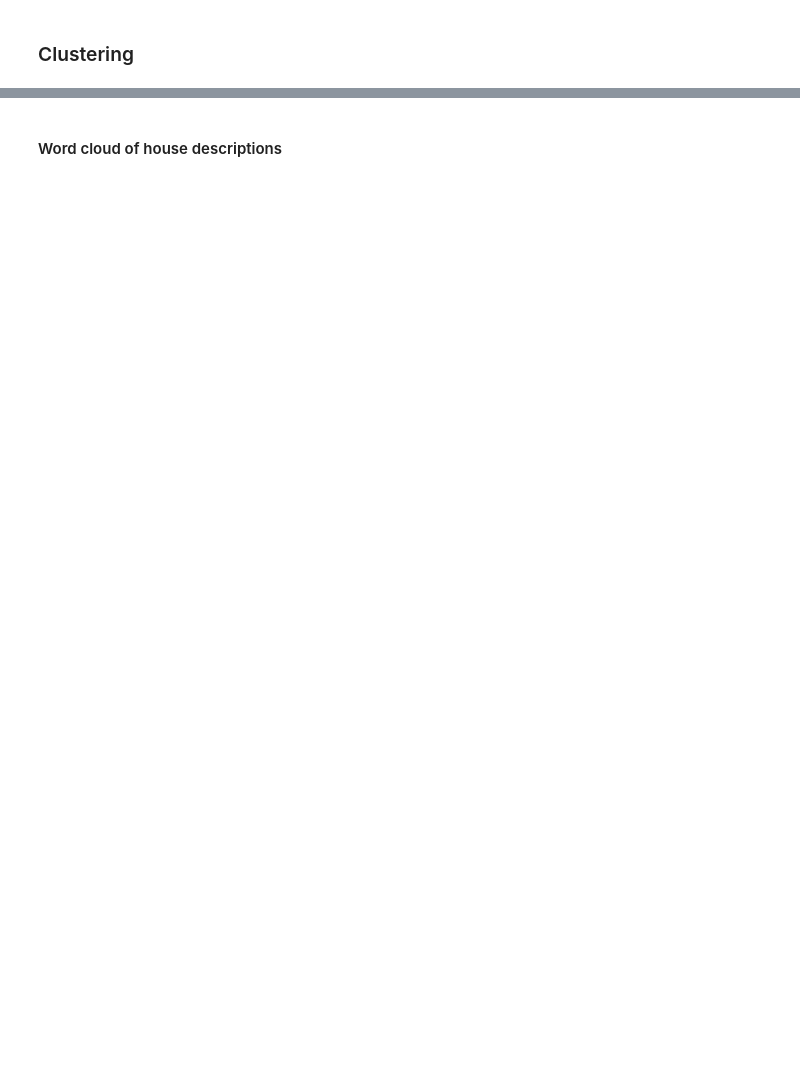
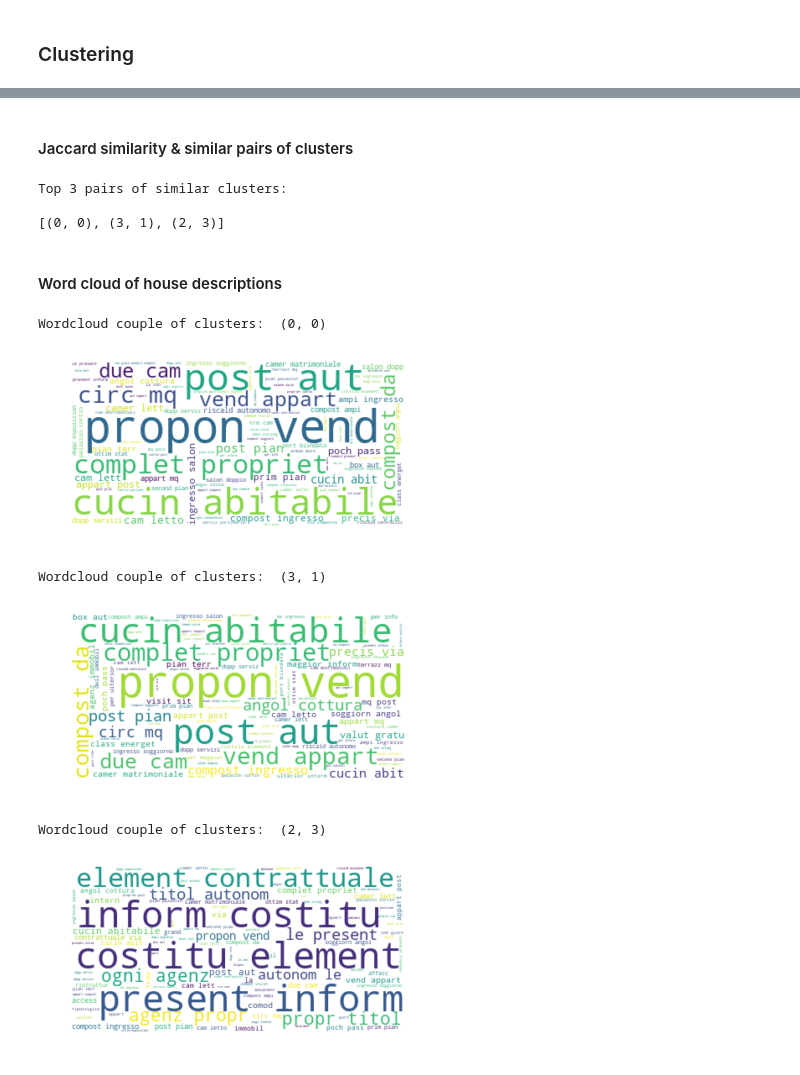
Before and after one commit to Wuj94/ADM_HW4, a Jupyter notebook: Homework_4.ipynb, the cells around one changed output, grey strips where cells are left out. Drawn from its saved outputs; the diff is of its cells as text; code cells hidden in the pictures; blank space fills up the shorter version.

```diff
--- a/Homework_4.ipynb
+++ b/Homework_4.ipynb
@@ -51,0 +161,6 @@ Now, with the dataframe, preproceced, we proceed to create the two databases nee
+# %%
+# Cluestring k-means information matrix
+tfidf_clusters = tfidf_kmeans.clustering(e_tfidf)
+# %%
+for i in range(e_tfidf):
+    print("cluster",i, " lenght:", len(tfidf_clusters[i]))
@@ -51,0 +175,4 @@ Now, with the dataframe, preproceced, we proceed to create the two databases nee
+# %%
+for i in range (e_tfidf):
+    print("Cluster", i)
+    print(tfidf_clusters[i])
@@ -52,2 +194,13 @@ Now, with the dataframe, preproceced, we proceed to create the two databases nee
+# %% [markdown]
+#### Jaccard similarity  & similar pairs of clusters
+# %%
+sim = cl.JS(inf_clusters, tfidf_clusters)
+top_3 = sim.find_top_3()
+print("\n\nTop 3 pairs of similar clusters:\n")
+print(top_3)
+# %% [output]
+Top 3 pairs of similar clusters:
+
+[(0, 0), (3, 1), (2, 3)]
 # %% [markdown]
 #### Word cloud of house descriptions
@@ -53,0 +209,12 @@ Now, with the dataframe, preproceced, we proceed to create the two databases nee
+# %%
+for i in range(len(top_3)):
+    print("Wordcloud couple of clusters: ", top_3[i])
+    L = tfidf_clusters[top_3[i][1]]
+    wcg.WordCloud_generator(df_preproceced , L)
+# %% [output]
+Wordcloud couple of clusters:  (0, 0)
+[figure, added]
+Wordcloud couple of clusters:  (3, 1)
+[figure, added]
+Wordcloud couple of clusters:  (2, 3)
+[figure, added]
```
Also changed, not shown: parts of 37 cells of this notebook.
